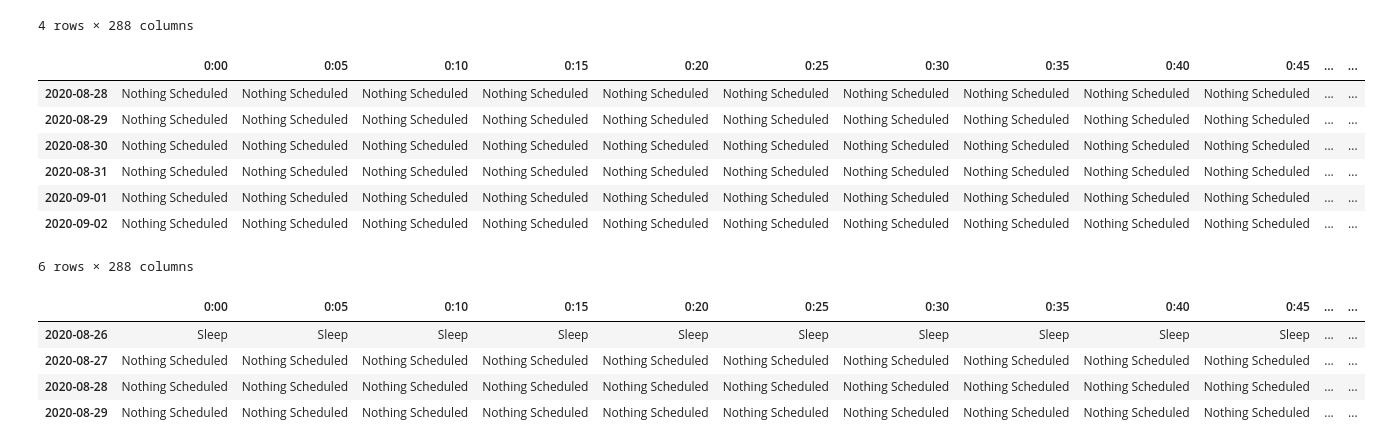
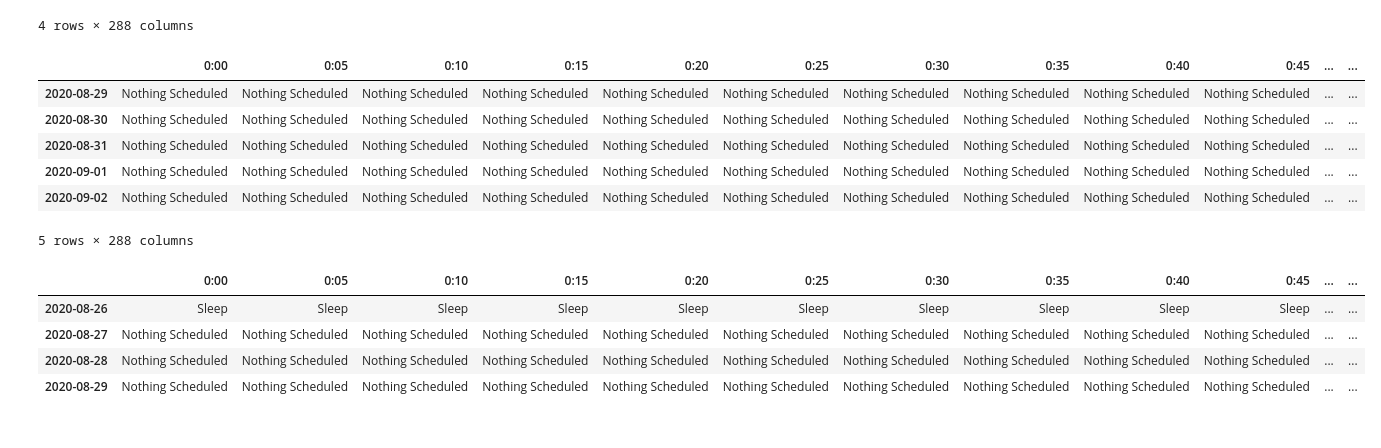
Before and after one commit to NumaKarolinski/MySchedule, a Jupyter notebook: Python/Notebooks/test.ipynb, the cells around one changed output. Cells and saved outputs as stored; diff of their text form; code cells hidden in the pictures.

```diff
--- a/Python/Schedule/test.ipynb
+++ b/Python/Notebooks/test.ipynb
@@ -101,17 +101,16 @@ a_schedule.day_schedules
 # %%
 a_schedule = my_schedule.my_schedule(schedule_name = 'test_3')
 #a_schedule._day_schedules.to_pickle(path = a_schedule._full_schedule_name)
 a_schedule.add_new_null_days(5)
-a_schedule.day_schedules
+a_schedule.day_schedules[:-1]
 # %% [output]
 |  | 0:00 | 0:05 | 0:10 | 0:15 | 0:20 | 0:25 | 0:30 | 0:35 | 0:40 | 0:45 | ... | ... |
-| 2020-08-28 | Nothing Scheduled | Nothing Scheduled | Nothing Scheduled | Nothing Scheduled | Nothing Scheduled | Nothing Scheduled | Nothing Scheduled | Nothing Scheduled | Nothing Scheduled | Nothing Scheduled | ... | ... |
 | 2020-08-29 | Nothing Scheduled | Nothing Scheduled | Nothing Scheduled | Nothing Scheduled | Nothing Scheduled | Nothing Scheduled | Nothing Scheduled | Nothing Scheduled | Nothing Scheduled | Nothing Scheduled | ... | ... |
 | 2020-08-30 | Nothing Scheduled | Nothing Scheduled | Nothing Scheduled | Nothing Scheduled | Nothing Scheduled | Nothing Scheduled | Nothing Scheduled | Nothing Scheduled | Nothing Scheduled | Nothing Scheduled | ... | ... |
 | 2020-08-31 | Nothing Scheduled | Nothing Scheduled | Nothing Scheduled | Nothing Scheduled | Nothing Scheduled | Nothing Scheduled | Nothing Scheduled | Nothing Scheduled | Nothing Scheduled | Nothing Scheduled | ... | ... |
 | 2020-09-01 | Nothing Scheduled | Nothing Scheduled | Nothing Scheduled | Nothing Scheduled | Nothing Scheduled | Nothing Scheduled | Nothing Scheduled | Nothing Scheduled | Nothing Scheduled | Nothing Scheduled | ... | ... |
 | 2020-09-02 | Nothing Scheduled | Nothing Scheduled | Nothing Scheduled | Nothing Scheduled | Nothing Scheduled | Nothing Scheduled | Nothing Scheduled | Nothing Scheduled | Nothing Scheduled | Nothing Scheduled | ... | ... |
-6 rows × 288 columns
+5 rows × 288 columns
 # %%
 a_schedule = my_schedule.my_schedule(schedule_name = 'test_1')
 #a_schedule._day_schedules.to_pickle(path = a_schedule._full_schedule_name)
```
Also changed, not shown: parts of 1 cell of this notebook, 1 other file.
